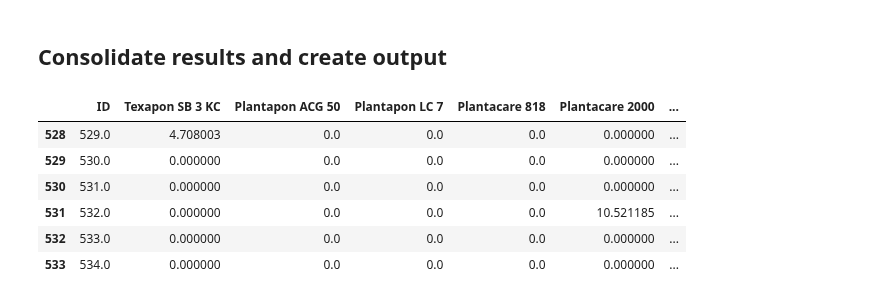
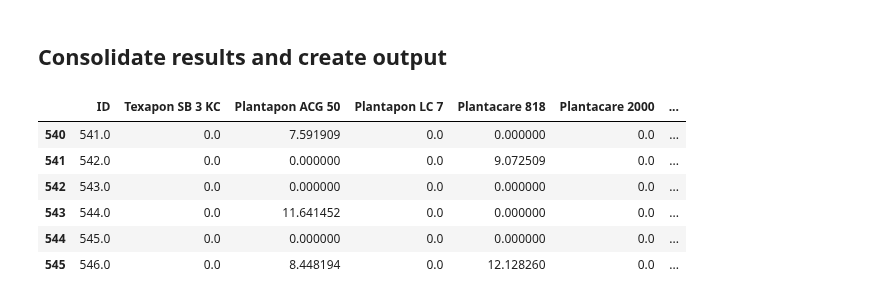
Before and after one commit to AniketChitre/formulations-prep, a Jupyter notebook: balance_analysis.ipynb, the cells around one changed output. Drawn from its saved outputs; the diff is of its cells as text; code cells hidden in the pictures.

```diff
--- a/balance_analysis.ipynb
+++ b/balance_analysis.ipynb
@@ -6,7 +6,7 @@ import pandas as pd
 %matplotlib notebook
 
 speciesList = pmb.PipettingSpecies.readCSV('SpeciesDictionary.csv')
-instructions = pmb.PipettingInstructions.readCSV('DoE_csv/MasterDataset_OT_DoE_26-31-05-23.csv', firstRow=528, lastRow=534)
+instructions = pmb.PipettingInstructions.readCSV('DoE_csv/MasterDataset_OT_DoE_26-31-05-23.csv', firstRow=540, lastRow=546)
 targetVolume = 10
 sampleList = pmb.PipettingSample.createSamples(instructions,targetVol=targetVolume)
 maxVolume = 1
@@ -15,7 +15,7 @@ for sample in sampleList:
     sample.getVolFracSeries(speciesDictionary=speciesList)
 steps = pmb.PipettingStep.createSteps(instructions=instructions,speciesDictionary=speciesList,sampleList=sampleList,maxVol=maxVolume)
 
-massProfile = pmb.MassProfile('mass_data/MassProfile_260523_S529-534.csv',t_baseline=25,derivNoise=0.005,secDerivNoise=0.001)
+massProfile = pmb.MassProfile('mass_data/MassProfile_290523_S541-546.csv',t_baseline=25,derivNoise=0.005,secDerivNoise=0.001)
 #default t_baseline=25
 # %% [markdown]
 ## Analyse Water Addition
@@ -100,19 +98,19 @@ Addition of 0.145g Arlypon F detected from 2724s to 2738s - expected volume = 0.
 # %%
 for step in steps:
     step.addToSample()
 actualMassFractions = pd.DataFrame(dtype='float64').reindex_like(instructions)
 actualMassFractions[:]=0
 for i in range(len(sampleList)):
     actualMassFractions['ID'].iloc[i] = sampleList[i].sampleId
     for entry in sampleList[i].addedMassSeries.iteritems():
         actualMassFractions[entry[0]].iloc[i] = entry[1]/sampleList[i].actualMass*100
-actualMassFractions.to_csv('mass_data/FreshlyAnalysed_260523_S529-S534.csv', index=False)
+actualMassFractions.to_csv('mass_data/FreshlyAnalysed_290523_S541-S546.csv', index=False)
 actualMassFractions
 # %% [output]
 |  | ID | Texapon SB 3 KC | Plantapon ACG 50 | Plantapon LC 7 | Plantacare 818 | Plantacare 2000 | ... |
-| 528 | 529.0 | 4.708003 | 0.0 | 0.0 | 0.0 | 0.000000 | ... |
-| 529 | 530.0 | 0.000000 | 0.0 | 0.0 | 0.0 | 0.000000 | ... |
-| 530 | 531.0 | 0.000000 | 0.0 | 0.0 | 0.0 | 0.000000 | ... |
-| 531 | 532.0 | 0.000000 | 0.0 | 0.0 | 0.0 | 10.521185 | ... |
-| 532 | 533.0 | 0.000000 | 0.0 | 0.0 | 0.0 | 0.000000 | ... |
-| 533 | 534.0 | 0.000000 | 0.0 | 0.0 | 0.0 | 0.000000 | ... |
+| 540 | 541.0 | 0.0 | 7.591909 | 0.0 | 0.000000 | 0.0 | ... |
+| 541 | 542.0 | 0.0 | 0.000000 | 0.0 | 9.072509 | 0.0 | ... |
+| 542 | 543.0 | 0.0 | 0.000000 | 0.0 | 0.000000 | 0.0 | ... |
+| 543 | 544.0 | 0.0 | 11.641452 | 0.0 | 0.000000 | 0.0 | ... |
+| 544 | 545.0 | 0.0 | 0.000000 | 0.0 | 0.000000 | 0.0 | ... |
+| 545 | 546.0 | 0.0 | 8.448194 | 0.0 | 12.128260 | 0.0 | ... |
```
Also changed, not shown: parts of 4 cells of this notebook, 7 other files.
